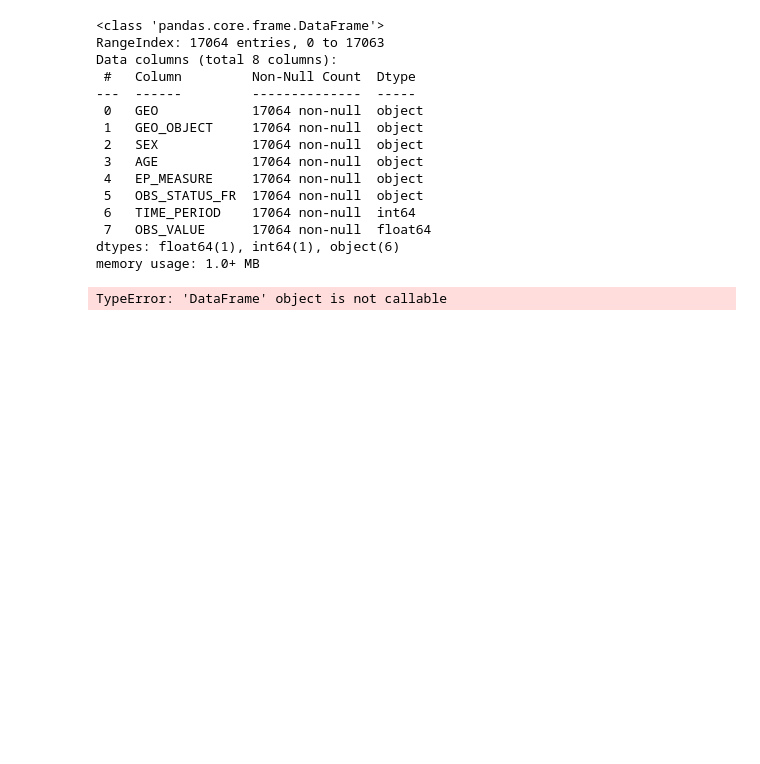
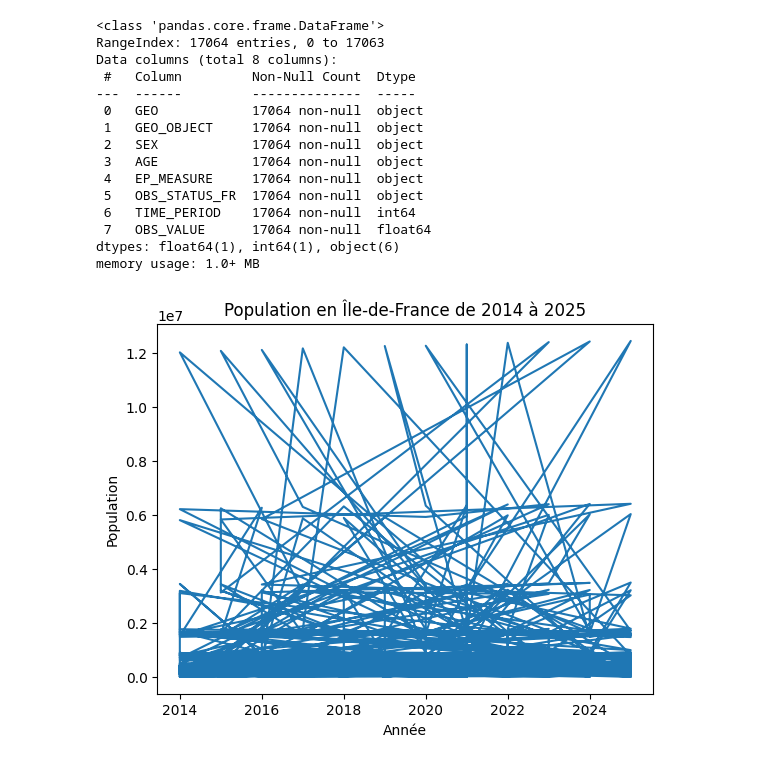
Before and after one commit to tristanczz/python_DS_2A, a Jupyter notebook: creation_data_population.ipynb, the cells around one changed output. Saved outputs shown, nothing was run; the diff lists cells and outputs as text; code cells hidden in the pictures; blank space fills up the shorter version.

Commit message:
Version finale de la création d'un dataset "population_par_region_annee"

```diff
--- a/creation_data_population.ipynb
+++ b/creation_data_population.ipynb
@@ -48,7 +50,33 @@ Data columns (total 8 columns):
  7   OBS_VALUE      17064 non-null  float64
 dtypes: float64(1), int64(1), object(6)
 memory usage: 1.0+ MB
-# %%
-df_filtered('TIME_PERIOD').value_counts()
-# %% [output]
-TypeError: 'DataFrame' object is not callable
+# %%
+region=pd.read_csv(r"C:\Users\thoma\OneDrive\Documents\ENSAE\2A\Python-pour-la-data-science\Projet\python_DS_2A\Liste de codes du dataset GEO (4).csv", sep=';')
+# %%
+# Ne garder que les lignes de type région
+region_reg = region[region['code'].str.contains('REG', na=False)].copy()
+
+# Extraire le numéro de région en entier (ex: 'REG-01' -> '1') et créer la colonne de libellé français
+region_reg['code_num'] = region_reg['code'].str.replace('REG-', '', regex=False).astype(int).astype(str)
+region_reg = region_reg.rename(columns={'libelle français': 'libelle_fr'})
+
+# Construire le dictionnaire de mapping: '1' -> 'Île-de-France', etc.
+mapping = dict(zip(region_reg['code_num'], region_reg['libelle_fr']))
+
+# Assurer le type/format de la colonne GEO dans df_filtered puis créer une colonne avec le nom de région
+df_filtered['GEO_str'] = df_filtered['GEO'].astype(str).str.strip()
+df_filtered['region_nom'] = df_filtered['GEO_str'].map(mapping)
+# %%
+#garder que la colonne population et région_nom
+df_population_region = df_filtered[['OBS_VALUE', 'region_nom','TIME_PERIOD']].copy()
+# %%
+#graphique représentant la population en fonction du temps en Ile de France
+import matplotlib.pyplot as plt
+df_idf = df_population_region[df_population_region['region_nom'] == 'Île-de-France']
+plt.plot(df_idf['TIME_PERIOD'], df_idf['OBS_VALUE'])
+plt.xlabel('Année')
+plt.ylabel('Population')
+plt.title('Population en Île-de-France de 2014 à 2025')
+plt.show()
+# %% [output]
+[figure, added]
```
Also changed, not shown: parts of 2 cells of this notebook, 5 other files.
